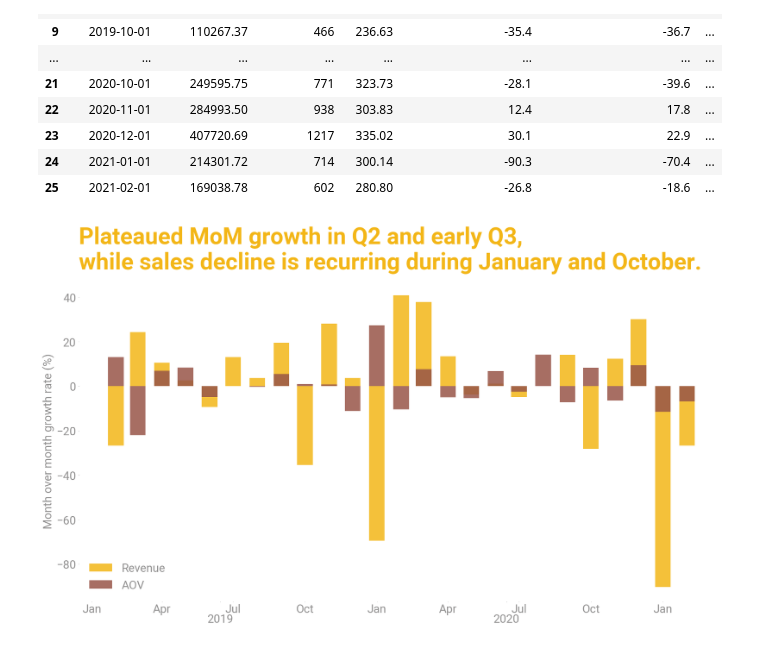
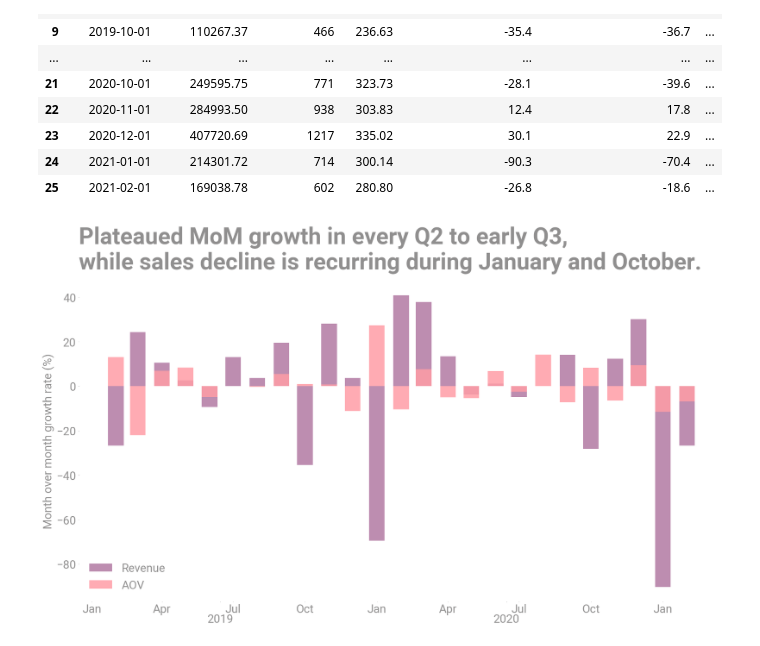
Before and after one commit to mjsluminarias/gamezone-ecommerce, a Jupyter notebook: code_queries/sales.ipynb, the cells around one changed output. Cells and saved outputs as stored; diff of their text form; code cells hidden in the pictures.

```diff
--- a/code_queries/sales.ipynb
+++ b/code_queries/sales.ipynb
@@ -337,40 +337,40 @@ fig, ax = plt.subplots(figsize=(20, 10))
 # ax.bar(rev_data_ym["order_year_month"], rev_data_ym["total_net_revenue"], label='Product A', color='#4dabf7')
 
 # ax.bar(rev_data_ym["purchase_ym"], rev_data_ym["total_orders_growth_pct"], width=20)
-ax.bar(rev_data_ym["purchase_ym"], rev_data_ym["total_rev_growth_pct"], width=20, color =  "#f3b617", label = "Revenue", alpha = 0.85)
-ax.bar(rev_data_ym["purchase_ym"], rev_data_ym["ym_aov_growth_pct"], width=20, color = "#985548", label = "AOV", alpha = 0.85)
+ax.bar(rev_data_ym["purchase_ym"], rev_data_ym["total_rev_growth_pct"], width=20, color =  "#B279A2", label = "Revenue", alpha = 0.85)
+ax.bar(rev_data_ym["purchase_ym"], rev_data_ym["ym_aov_growth_pct"], width=20, color = "#FF9DA6", label = "AOV", alpha = 0.85)
 
 ax.spines["top"].set_visible(False)
 ax.spines["right"].set_visible(False)
 ax.spines["left"].set_visible(False)
 ax.spines["bottom"].set_visible(False)
 # ax.axes.get_xaxis().set_visible(False)
 # ax.axes.get_yaxis().set_visible(False)
 # ax.xaxis.set_major_locator(ticker.MaxNLocator(nbins=5))
 # ax.axes.xaxis.set_ticklabels([])
 # ax.axes.yaxis.set_ticklabels([])
 
 ax.xaxis.set_minor_locator(mdates.MonthLocator(bymonth=[1, 4, 7, 10]))
 ax.xaxis.set_minor_formatter(mdates.DateFormatter("%b"))
 
 ax.set_ylabel("Month over month growth rate (%)", color = "#908F8F")
 
 # years (major ticks), placed mid-year so they don't collide with Jan/Jul
 ax.xaxis.set_major_locator(mdates.YearLocator(month=6, day=15))
 ax.xaxis.set_major_formatter(mdates.DateFormatter("%Y"))
 
 ax.tick_params(axis="x", which="major", pad=20, length=1, colors= "#908F8F") # params for years
 ax.tick_params(axis="x", which="minor", pad=3, length=1, colors= "#908F8F") # params for months
 
 ax.tick_params(axis="y", length=1, colors= "#908F8F") # for y
 
 ax.legend(loc = "lower left", frameon = False, labelcolor = "#908F8F")
 
-ax.set_title("Plateaued MoM growth in Q2 and early Q3,\nwhile sales decline is recurring during January and October.",
-    fontsize= 40, fontweight= "bold", loc= "left", color= "#f3b617", pad=20)
+ax.set_title("Plateaued MoM growth in every Q2 to early Q3,\nwhile sales decline is recurring during January and October.",
+    fontsize= 40, fontweight= "bold", loc= "left", color= "#908F8F", pad=20)
 
 plt.savefig("../figures/sales/sales_vs_aov.png", transparent=True, dpi=300, bbox_inches = "tight")
 
 plt.show()
 # %% [output]
-[figure, old version]
+[figure, new version]
```
Also changed, not shown: parts of 2 cells of this notebook, 8 other files.
